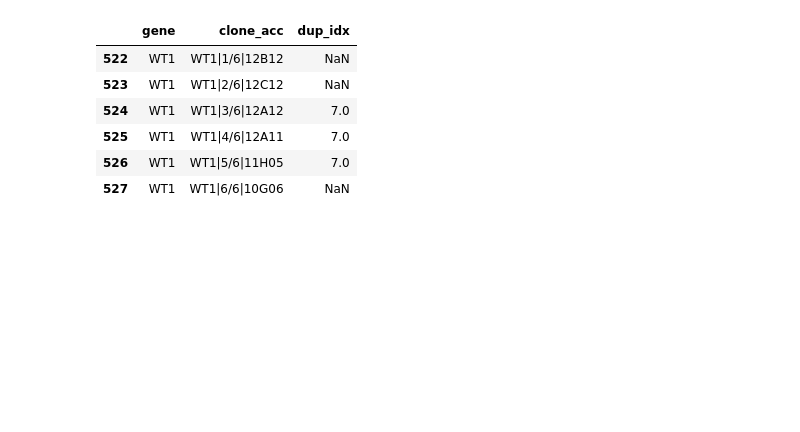
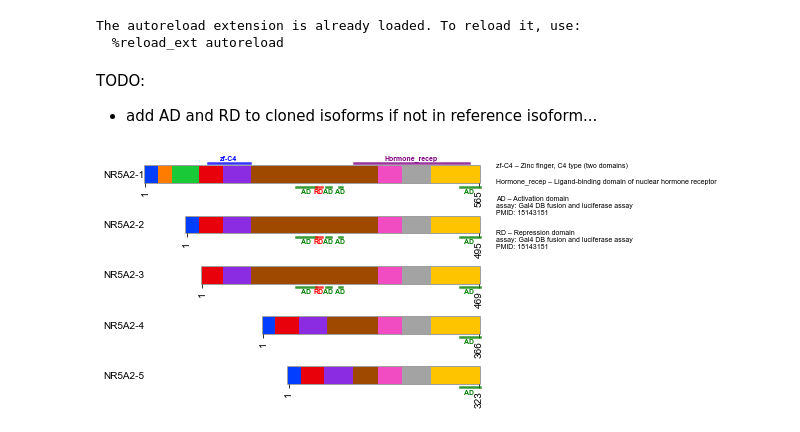
Before and after one commit to CCSB-DFCI/TF_isoforms_paper, a Jupyter notebook: analysis/i_integrative_analysis/tf_gene_summary_figures.ipynb, the cells around one changed output. Cells and saved outputs as stored; diff of their text form; code cells hidden in the pictures; blank space fills up the shorter version.

```diff
--- a/analysis/i_integrative_analysis/tf_gene_summary_figures.ipynb
+++ b/analysis/i_integrative_analysis/tf_gene_summary_figures.ipynb
@@ -1 +1,18 @@
+# %%
+%load_ext autoreload
+%autoreload 2
+from data_loading import load_annotated_6k_collection
+
+tfs = load_annotated_6k_collection()
+# %% [output]
+The autoreload extension is already loaded. To reload it, use:
+  %reload_ext autoreload
+# %% [markdown]
+TODO:
+
+- add AD and RD to cloned isoforms if not in reference isoform...
+# %%
+tfs['NR5A2'].protein_diagram()
+# %% [output]
+[figure, added]
 # %%
@@ -24,11 +33,0 @@ for gene_name in isoforms['gene'].unique():
-# %%
-df = pd.read_csv('../../data/internal/isoform_clones.tsv', sep='\t')
-df.loc[df['gene'] == 'WT1', :]
-# %% [output]
-|  | gene | clone_acc | dup_idx |
-| 522 | WT1 | WT1|1/6|12B12 | NaN |
-| 523 | WT1 | WT1|2/6|12C12 | NaN |
-| 524 | WT1 | WT1|3/6|12A12 | 7.0 |
-| 525 | WT1 | WT1|4/6|12A11 | 7.0 |
-| 526 | WT1 | WT1|5/6|11H05 | 7.0 |
-| 527 | WT1 | WT1|6/6|10G06 | NaN |
```
Also changed, not shown: parts of 19 cells of this notebook, 6 other files.
